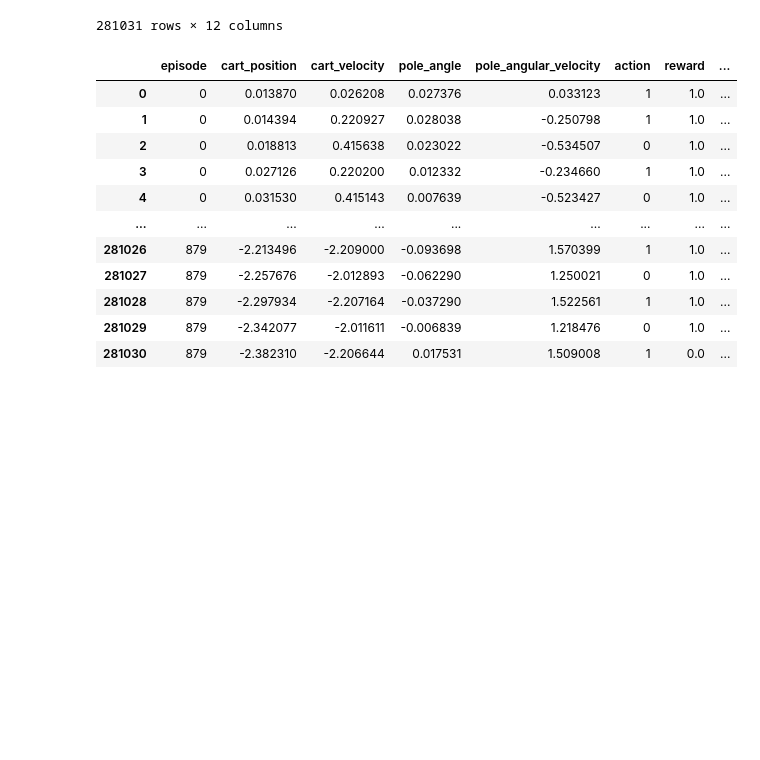
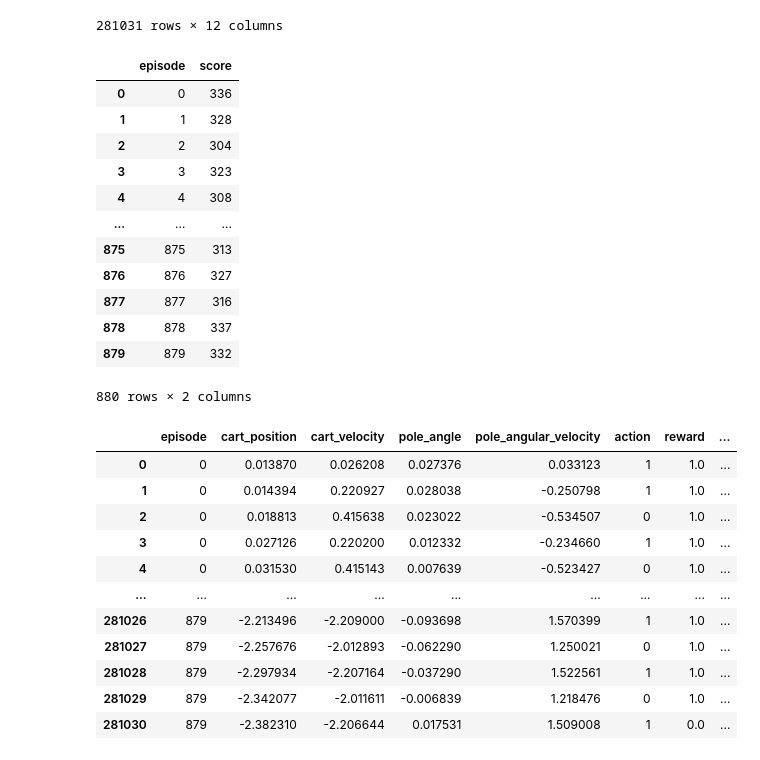
Before and after one commit to ChenFengTsai/BayesianNetwork_Cartpole_with_RL, a Jupyter notebook: Model_memory/Training_memory.ipynb, the cells around one changed output. Drawn from its saved outputs; the diff is of its cells as text; code cells hidden in the pictures; blank space fills up the shorter version.

Commit message:
updated memory with score

```diff
--- a/Model_memory/Training_memory.ipynb
+++ b/Model_memory/Training_memory.ipynb
@@ -115,3 +112,19 @@ episode_counts['score'] = episode_counts['score'] - 1
+# %%
+episode_counts
+# %% [output]
+|  | episode | score |
+| 0 | 0 | 336 |
+| 1 | 1 | 328 |
+| 2 | 2 | 304 |
+| 3 | 3 | 323 |
+| 4 | 4 | 308 |
+| ... | ... | ... |
+| 875 | 875 | 313 |
+| 876 | 876 | 327 |
+| 877 | 877 | 316 |
+| 878 | 878 | 337 |
+| 879 | 879 | 332 |
+880 rows × 2 columns
 # %%
 data = np.array(episode_counts['score'])
 
```
Also changed, not shown: parts of 7 cells of this notebook.
